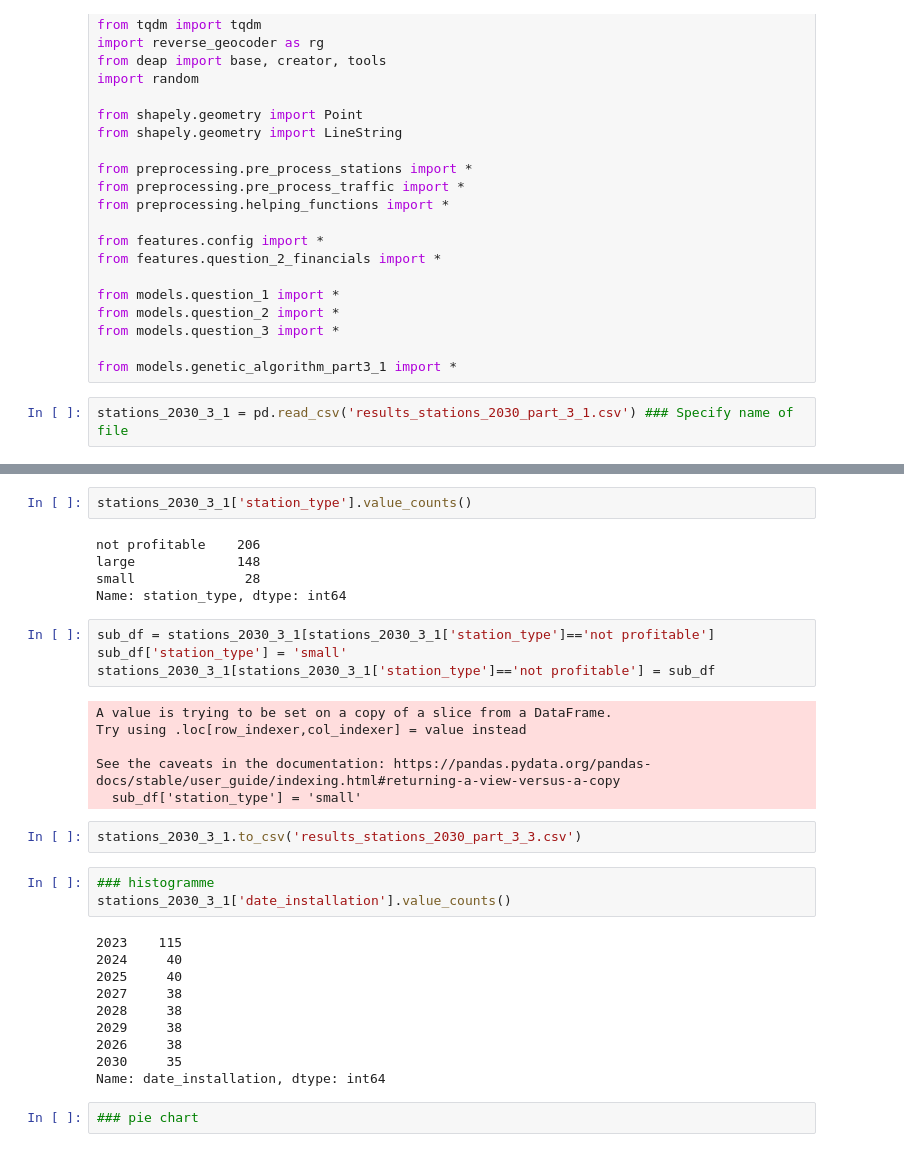
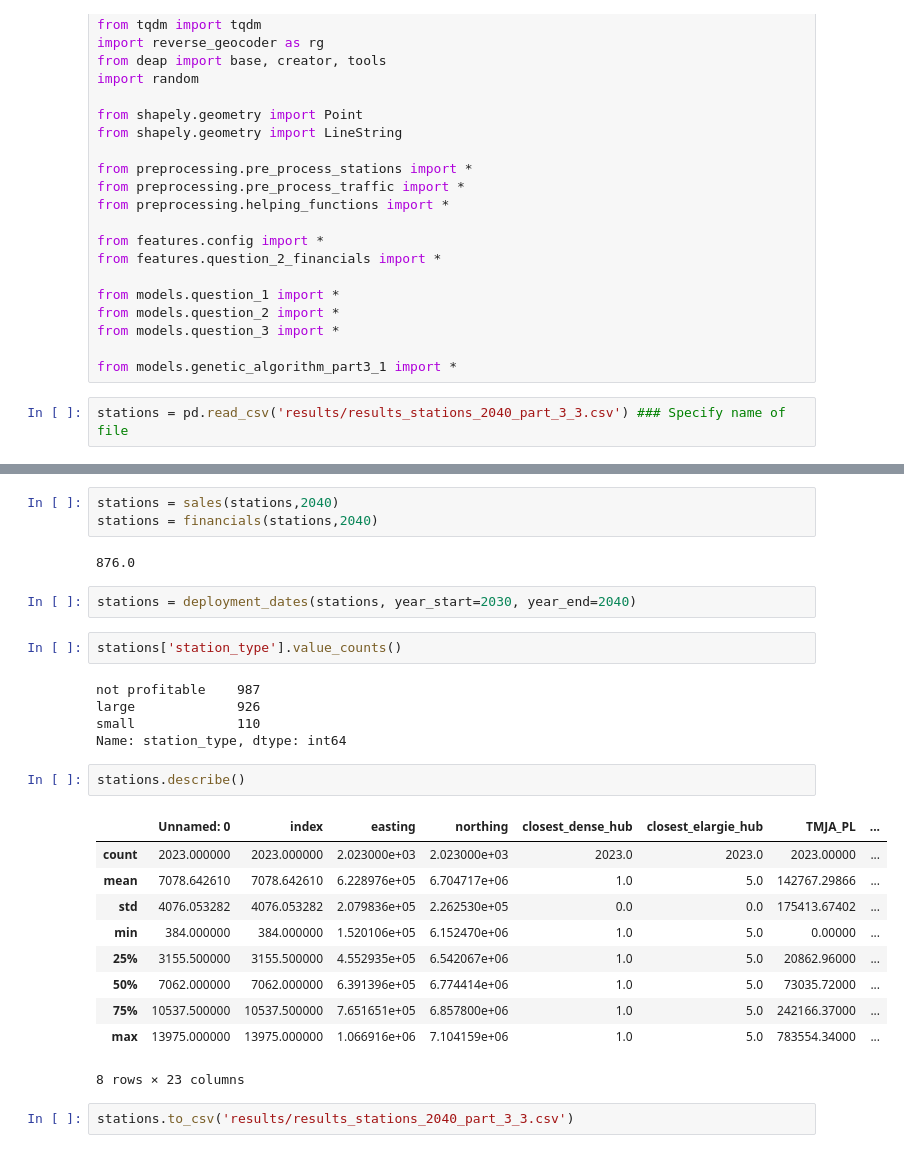
Before and after one commit to augustin-delabrosse/sustainability-challenge, a Jupyter notebook: modelling/Notebook_question_3.ipynb, the cells around one changed output, grey strips where cells are left out. Cells and saved outputs as stored; diff of their text form.

Commit message:
Results to all genetic algorithms

```diff
--- a/modelling/Notebook_question_3.ipynb
+++ b/modelling/Notebook_question_3.ipynb
@@ -26,4 +26,4 @@ from models.question_3 import *
 
 from models.genetic_algorithm_part3_1 import *
 # %%
-stations_2030_3_1 = pd.read_csv('results_stations_2030_part_3_1.csv') ### Specify name of file
+stations = pd.read_csv('results/results_stations_2040_part_3_3.csv') ### Specify name of file
@@ -37,34 +30,29 @@ stations_2030_3_1 = deployment_dates(stations_2030_3_1, year_start=2023, year_en
+# %%
+stations = sales(stations,2040)
+stations = financials(stations,2040)
+# %% [output]
+876.0
+# %%
+stations = deployment_dates(stations, year_start=2030, year_end=2040)
 # %%
-stations_2030_3_1['station_type'].value_counts()
+stations['station_type'].value_counts()
 # %% [output]
-not profitable    206
-large             148
-small              28
+not profitable    987
+large             926
+small             110
 Name: station_type, dtype: int64
-# %%
-sub_df = stations_2030_3_1[stations_2030_3_1['station_type']=='not profitable']
-sub_df['station_type'] = 'small'
-stations_2030_3_1[stations_2030_3_1['station_type']=='not profitable'] = sub_df
-# %% [output]
-A value is trying to be set on a copy of a slice from a DataFrame.
-Try using .loc[row_indexer,col_indexer] = value instead
-
-See the caveats in the documentation: https://pandas.pydata.org/pandas-docs/stable/user_guide/indexing.html#returning-a-view-versus-a-copy
-  sub_df['station_type'] = 'small'
-# %%
-stations_2030_3_1.to_csv('results_stations_2030_part_3_3.csv')
-# %%
-### histogramme
-stations_2030_3_1['date_installation'].value_counts()
-# %% [output]
-2023    115
-2024     40
-2025     40
-2027     38
-2028     38
-2029     38
-2026     38
-2030     35
-Name: date_installation, dtype: int64
-# %%
-### pie chart
+# %%
+stations.describe()
+# %% [output]
+|  | Unnamed: 0 | index | easting | northing | closest_dense_hub | closest_elargie_hub | TMJA_PL | ... |
+| count | 2023.000000 | 2023.000000 | 2.023000e+03 | 2.023000e+03 | 2023.0 | 2023.0 | 2023.00000 | ... |
+| mean | 7078.642610 | 7078.642610 | 6.228976e+05 | 6.704717e+06 | 1.0 | 5.0 | 142767.29866 | ... |
+| std | 4076.053282 | 4076.053282 | 2.079836e+05 | 2.262530e+05 | 0.0 | 0.0 | 175413.67402 | ... |
+| min | 384.000000 | 384.000000 | 1.520106e+05 | 6.152470e+06 | 1.0 | 5.0 | 0.00000 | ... |
+| 25% | 3155.500000 | 3155.500000 | 4.552935e+05 | 6.542067e+06 | 1.0 | 5.0 | 20862.96000 | ... |
+| 50% | 7062.000000 | 7062.000000 | 6.391396e+05 | 6.774414e+06 | 1.0 | 5.0 | 73035.72000 | ... |
+| 75% | 10537.500000 | 10537.500000 | 7.651651e+05 | 6.857800e+06 | 1.0 | 5.0 | 242166.37000 | ... |
+| max | 13975.000000 | 13975.000000 | 1.066916e+06 | 7.104159e+06 | 1.0 | 5.0 | 783554.34000 | ... |
+8 rows × 23 columns
+# %%
+stations.to_csv('results/results_stations_2040_part_3_3.csv')
```
Also changed, not shown: parts of 2 cells of this notebook, 7 other files.
